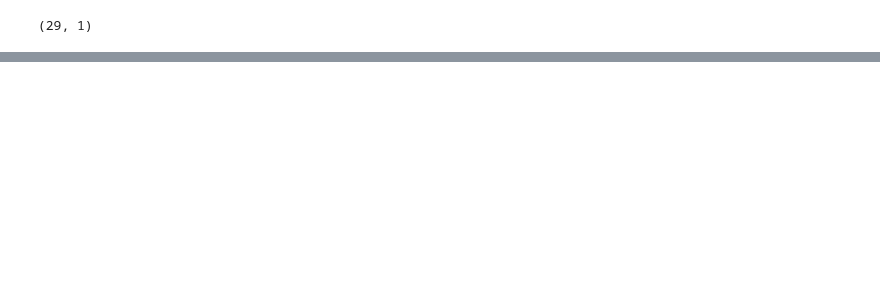
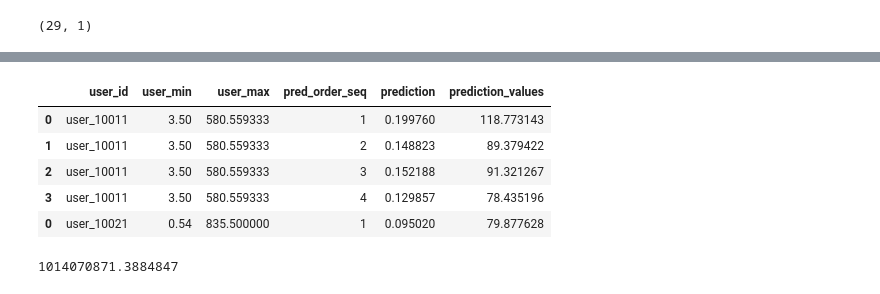
Before and after one commit to caglanakpinar/clv_prediction, a Jupyter notebook: customer_next_transaction_value_1d_cnn_time_series_implementation.ipynb, the cells around one changed output, grey strips where cells are left out. Cells and saved outputs as stored; diff of their text form; code cells hidden in the pictures; blank space fills up the shorter version.

```diff
--- a/customer_next_transaction_value_1d_cnn_time_series_implementation.ipynb
+++ b/customer_next_transaction_value_1d_cnn_time_series_implementation.ipynb
@@ -473,0 +502,21 @@ prediction_df.to_csv("monetary_value_for_clv_calculation.csv")
+# %%
+results = pd.DataFrame()
+for u in num_of_future_orders.to_dict('results'):
+    _number, _user = u['order_seq_num'], u['user_id']
+    _prediction_data = prediction_data.query("user_id == @_user").drop('user_id', axis=1)
+    _prediction = get_prediction(_prediction_data, _number, model_num, model)
+    prediction = get_predicted_data_readable_form(_user, _prediction, model_num + 1, users_min_max.query("user_id == @_user"))
+    results = pd.concat([results, prediction])
+# %%
+results.head()
+# %% [output]
+|  | user_id | user_min | user_max | pred_order_seq | prediction | prediction_values |
+| 0 | user_10011 | 3.50 | 580.559333 | 1 | 0.199760 | 118.773143 |
+| 1 | user_10011 | 3.50 | 580.559333 | 2 | 0.148823 | 89.379422 |
+| 2 | user_10011 | 3.50 | 580.559333 | 3 | 0.152188 | 91.321267 |
+| 3 | user_10011 | 3.50 | 580.559333 | 4 | 0.129857 | 78.435196 |
+| 0 | user_10021 | 0.54 | 835.500000 | 1 | 0.095020 | 79.877628 |
+# %%
+sum(results['prediction_values'])
+# %% [output]
+1014070871.3884847
```
Also changed, not shown: parts of 59 cells of this notebook, 4 other files.
